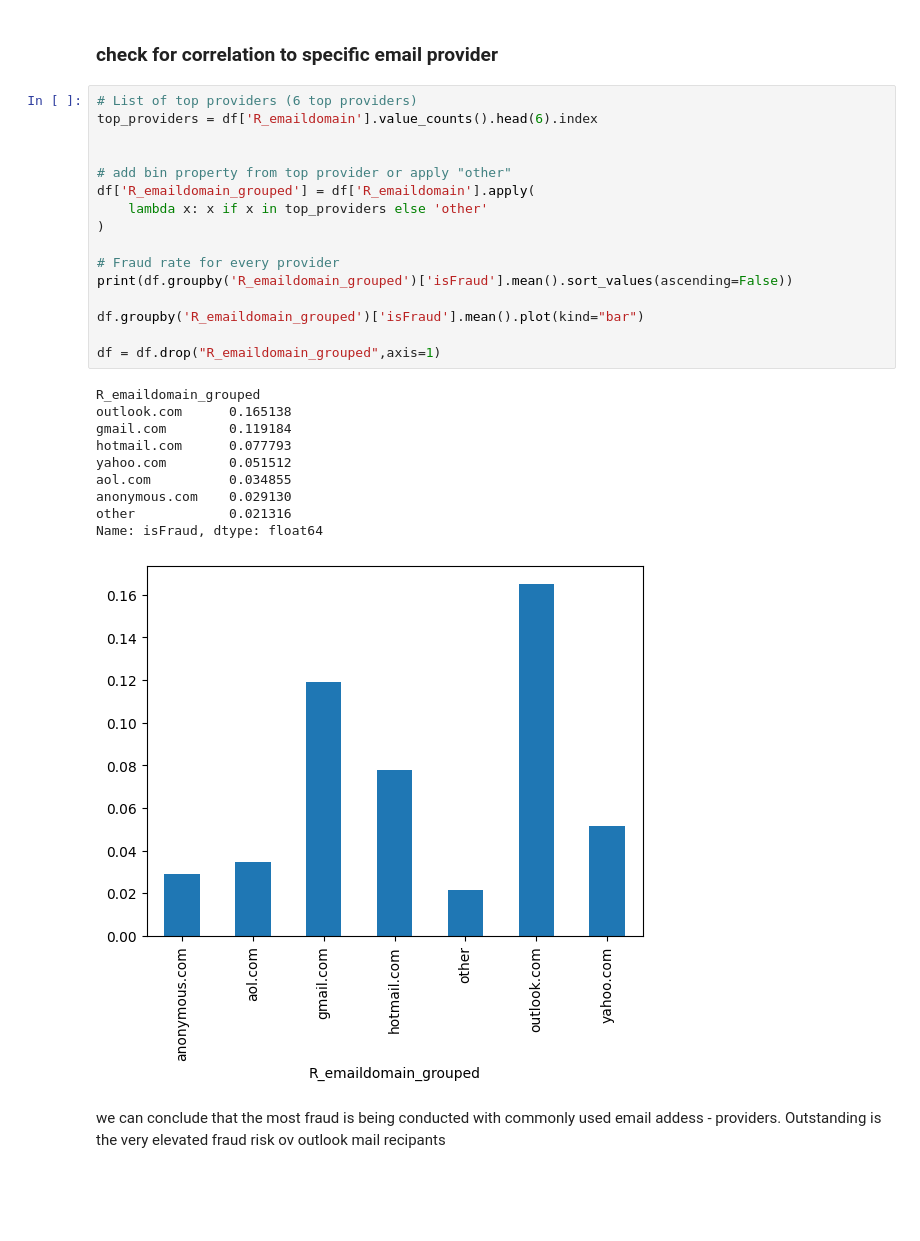
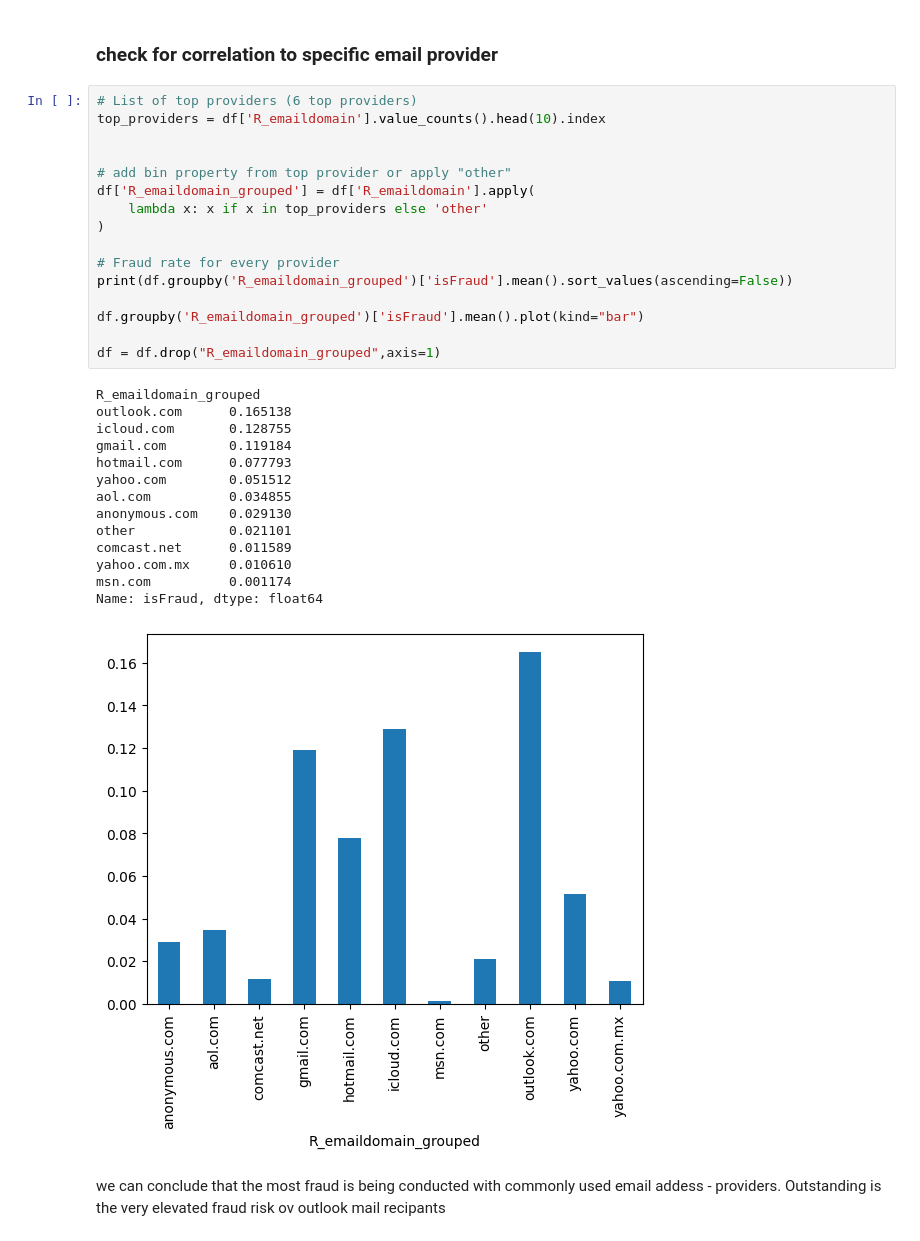
Before and after one commit to tomseidell/Fraud-Detection, a Jupyter notebook: notebooks/data_exploration.ipynb, the cells around one changed output. Drawn from its saved outputs; the diff is of its cells as text; blank space fills up the shorter version.

```diff
--- a/notebooks/data_exploration.ipynb
+++ b/notebooks/data_exploration.ipynb
@@ -179,30 +179,34 @@ price - fraud correlation nearly looks u shaped. Based on this we can conclude,
 ### **check for correlation to specific email provider**
 # %%
 # List of top providers (6 top providers)
-top_providers = df['R_emaildomain'].value_counts().head(6).index
+top_providers = df['R_emaildomain'].value_counts().head(10).index
 
 
 # add bin property from top provider or apply "other"
 df['R_emaildomain_grouped'] = df['R_emaildomain'].apply(
     lambda x: x if x in top_providers else 'other'
 )
 
 # Fraud rate for every provider
 print(df.groupby('R_emaildomain_grouped')['isFraud'].mean().sort_values(ascending=False))
 
 df.groupby('R_emaildomain_grouped')['isFraud'].mean().plot(kind="bar")
 
 df = df.drop("R_emaildomain_grouped",axis=1)
 # %% [output]
 R_emaildomain_grouped
 outlook.com      0.165138
+icloud.com       0.128755
 gmail.com        0.119184
 hotmail.com      0.077793
 yahoo.com        0.051512
 aol.com          0.034855
 anonymous.com    0.029130
-other            0.021316
+other            0.021101
+comcast.net      0.011589
+yahoo.com.mx     0.010610
+msn.com          0.001174
 Name: isFraud, dtype: float64
-[figure, old version]
+[figure, new version]
 # %% [markdown]
 we can conclude that the most fraud is being conducted with commonly used email addess - providers. Outstanding is the very elevated fraud risk ov outlook mail recipants
```
Also changed, not shown: parts of 4 cells of this notebook.
